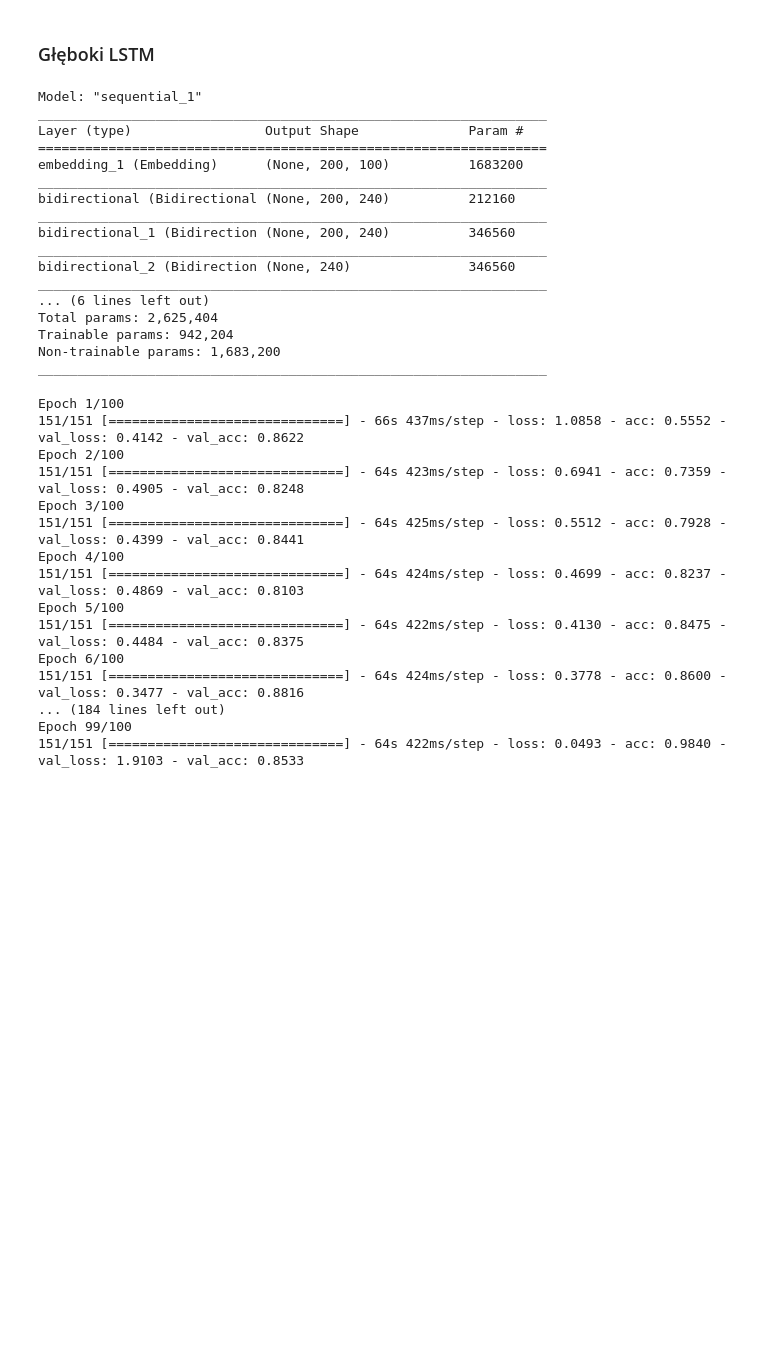
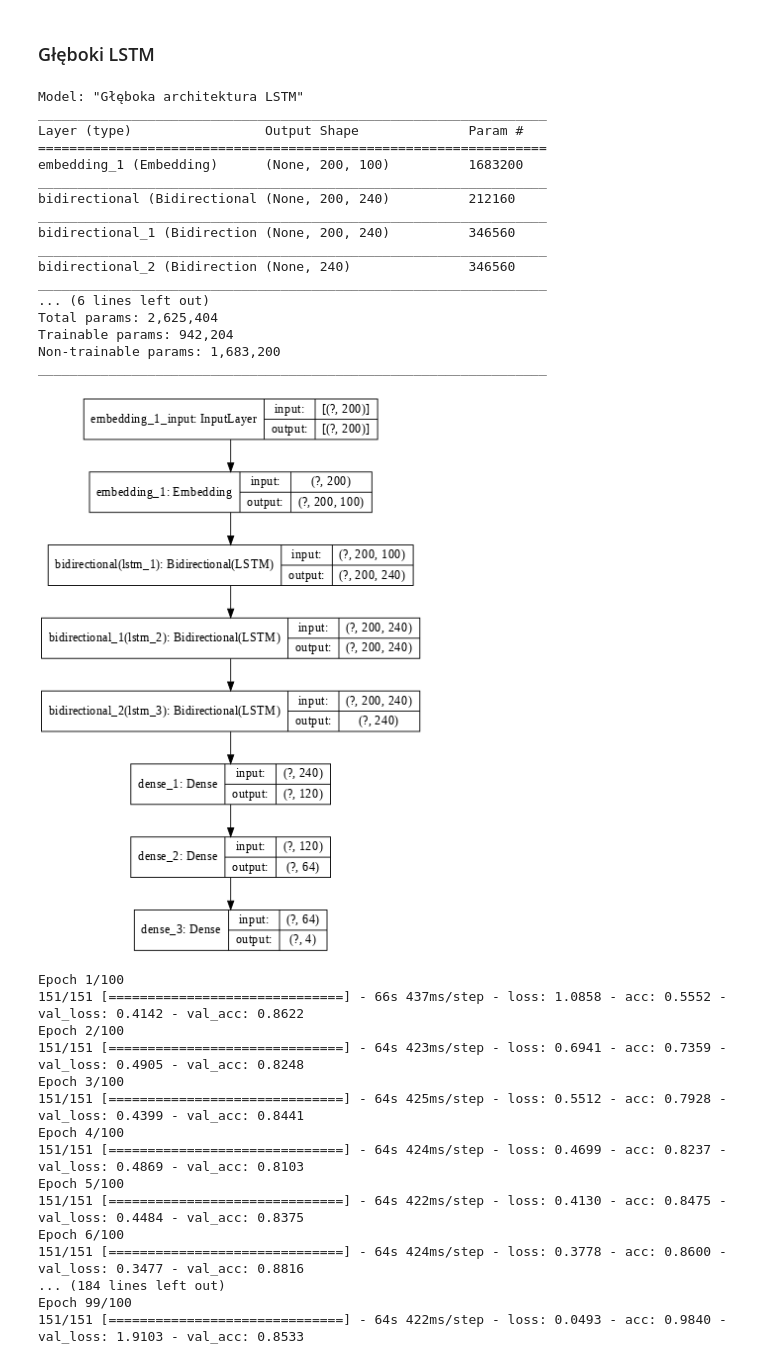
Before and after one commit to INFJakZda/Emotion-Recognition, a Jupyter notebook: reports/Emotion_Recognition.ipynb, the cells around one changed output. Saved outputs shown, nothing was run; the diff lists cells and outputs as text; code cells hidden in the pictures; blank space fills up the shorter version.

```diff
--- a/reports/Emotion_Recognition.ipynb
+++ b/reports/Emotion_Recognition.ipynb
@@ -75,14 +90,14 @@ def getDeepLSTM(embeddingMatrix):
     Input:
         embeddingMatrix : The embedding matrix to be loaded in the embedding layer.
     Output:
-        model : A basic LSTM model
+        model : A deep LSTM model
     """
     embeddingLayer = Embedding(embeddingMatrix.shape[0],
                                EMBEDDING_DIM,
                                weights=[embeddingMatrix],
                                input_length=MAX_SEQUENCE_LENGTH,
                                trainable=False)
-    model = Sequential()
+    model = Sequential(name="Głęboka architektura LSTM")
     model.add(embeddingLayer)
     model.add(Bidirectional(LSTM(LSTM_DIM, dropout=DROPOUT, return_sequences=True)))
     model.add(Bidirectional(LSTM(LSTM_DIM, dropout=DROPOUT, return_sequences=True)))
@@ -373,7 +431,7 @@ modelDeep = getDeepLSTM(embeddingMatrix)
 
 modelDeep.summary()
 # %% [output]
-Model: "sequential_1"
+Model: "Głęboka architektura LSTM"
 _________________________________________________________________
 Layer (type)                 Output Shape              Param #
 =================================================================
@@ -390,6 +448,10 @@ Total params: 2,625,404
 Trainable params: 942,204
 Non-trainable params: 1,683,200
 _________________________________________________________________
+# %%
+tf.keras.utils.plot_model(modelDeep, show_shapes=True, dpi=64)
+# %% [output]
+[figure, added]
 # %%
 historyDeep = modelDeep.fit(dataTrain, trainLabels, validation_data=(dataDev, devLabels), epochs=NUM_EPOCHS, batch_size=BATCH_SIZE)
 modelDeep.save(mainPath + 'EP%d_LR%de-5_LDim%d_BS%d_DEEP.h5' % (NUM_EPOCHS, int(LEARNING_RATE * (10 ** 5)), LSTM_DIM, BATCH_SIZE))
```
Also changed, not shown: parts of 44 cells of this notebook.
